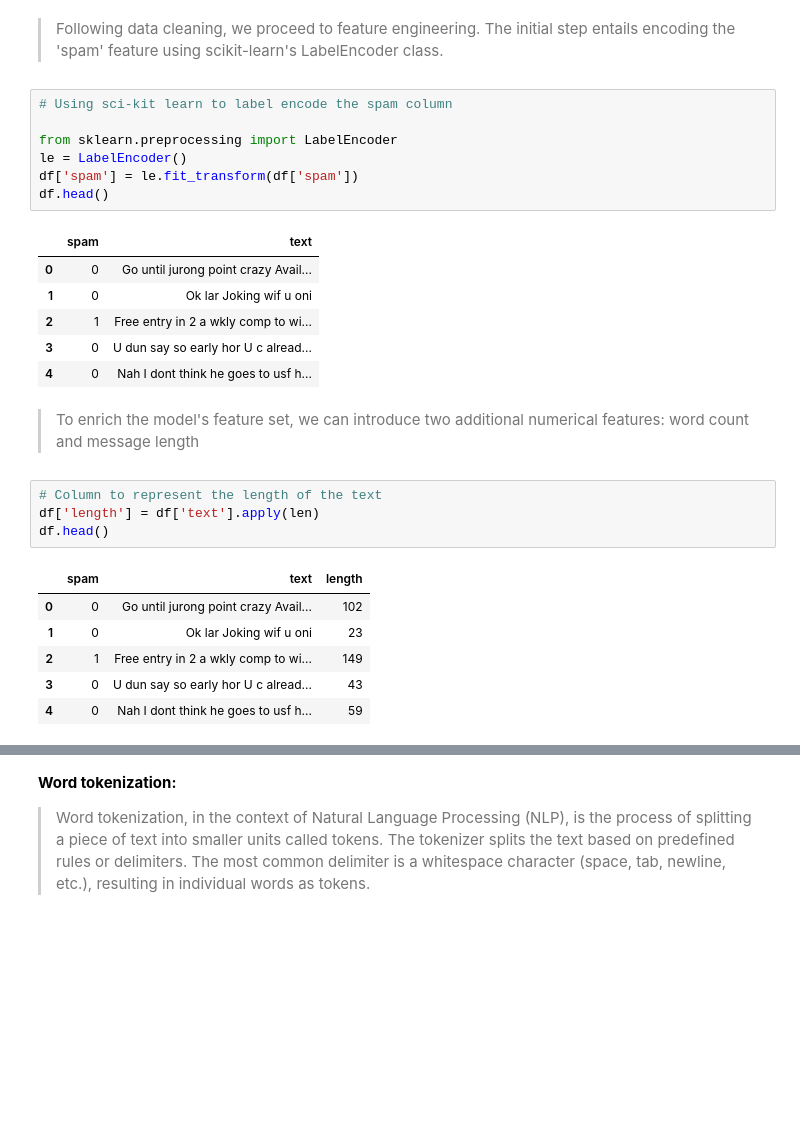
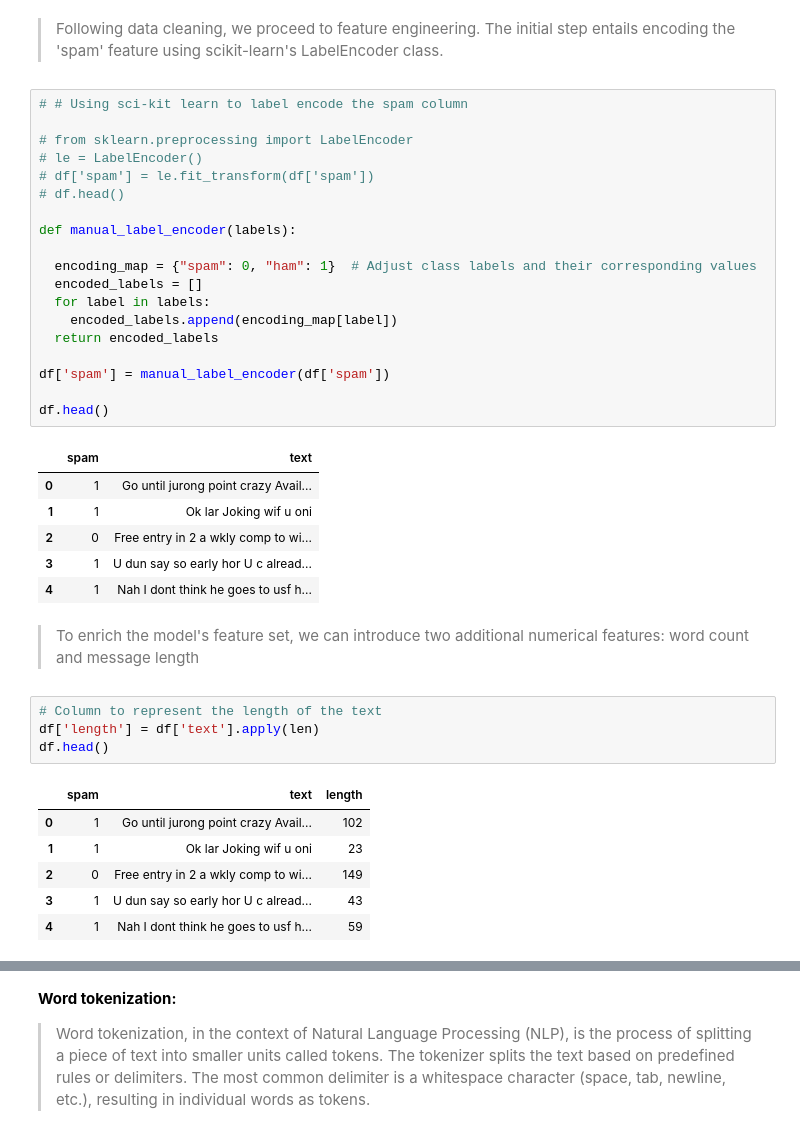
Before and after one commit to CarlosMEbratt/Spam-detection, a Jupyter notebook: main.ipynb, the cells around one changed output, grey strips where cells are left out. Drawn from its saved outputs; the diff is of its cells as text; blank space fills up the shorter version.

```diff
--- a/main.ipynb
+++ b/main.ipynb
@@ -165,19 +170,31 @@ df.head()
 # %% [markdown]
 > Following data cleaning, we proceed to feature engineering. The initial step entails encoding the 'spam' feature using scikit-learn's LabelEncoder class.
 # %%
-# Using sci-kit learn to label encode the spam column
+# # Using sci-kit learn to label encode the spam column
 
-from sklearn.preprocessing import LabelEncoder
-le = LabelEncoder()
-df['spam'] = le.fit_transform(df['spam'])
+# from sklearn.preprocessing import LabelEncoder
+# le = LabelEncoder()
+# df['spam'] = le.fit_transform(df['spam'])
+# df.head()
+
+def manual_label_encoder(labels):
+
+  encoding_map = {"spam": 0, "ham": 1}  # Adjust class labels and their corresponding values
+  encoded_labels = []
+  for label in labels:
+    encoded_labels.append(encoding_map[label])
+  return encoded_labels
+
+df['spam'] = manual_label_encoder(df['spam'])
+
 df.head()
 # %% [output]
 |  | spam | text |
-| 0 | 0 | Go until jurong point crazy Avail... |
-| 1 | 0 | Ok lar Joking wif u oni |
-| 2 | 1 | Free entry in 2 a wkly comp to wi... |
-| 3 | 0 | U dun say so early hor U c alread... |
-| 4 | 0 | Nah I dont think he goes to usf h... |
+| 0 | 1 | Go until jurong point crazy Avail... |
+| 1 | 1 | Ok lar Joking wif u oni |
+| 2 | 0 | Free entry in 2 a wkly comp to wi... |
+| 3 | 1 | U dun say so early hor U c alread... |
+| 4 | 1 | Nah I dont think he goes to usf h... |
 # %% [markdown]
 > To enrich the model's feature set, we can introduce two additional numerical features: word count and message length
 # %%
@@ -186,11 +203,11 @@ df['length'] = df['text'].apply(len)
 df.head()
 # %% [output]
 |  | spam | text | length |
-| 0 | 0 | Go until jurong point crazy Avail... | 102 |
-| 1 | 0 | Ok lar Joking wif u oni | 23 |
-| 2 | 1 | Free entry in 2 a wkly comp to wi... | 149 |
-| 3 | 0 | U dun say so early hor U c alread... | 43 |
-| 4 | 0 | Nah I dont think he goes to usf h... | 59 |
+| 0 | 1 | Go until jurong point crazy Avail... | 102 |
+| 1 | 1 | Ok lar Joking wif u oni | 23 |
+| 2 | 0 | Free entry in 2 a wkly comp to wi... | 149 |
+| 3 | 1 | U dun say so early hor U c alread... | 43 |
+| 4 | 1 | Nah I dont think he goes to usf h... | 59 |
 # %%
 # Column with the number of words
 
```
Also changed, not shown: parts of 32 cells of this notebook, 5 other files.
